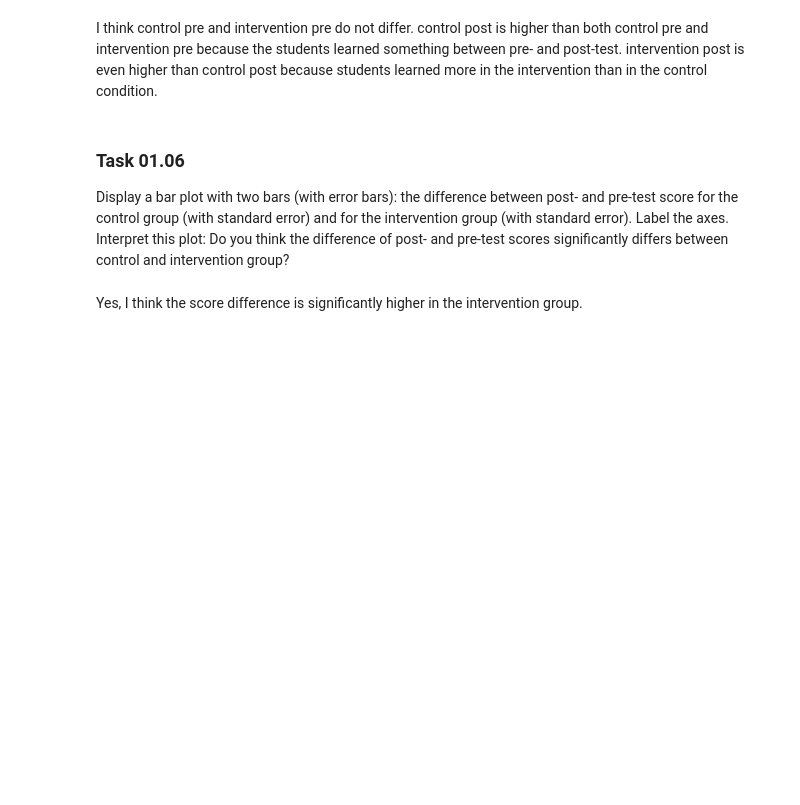
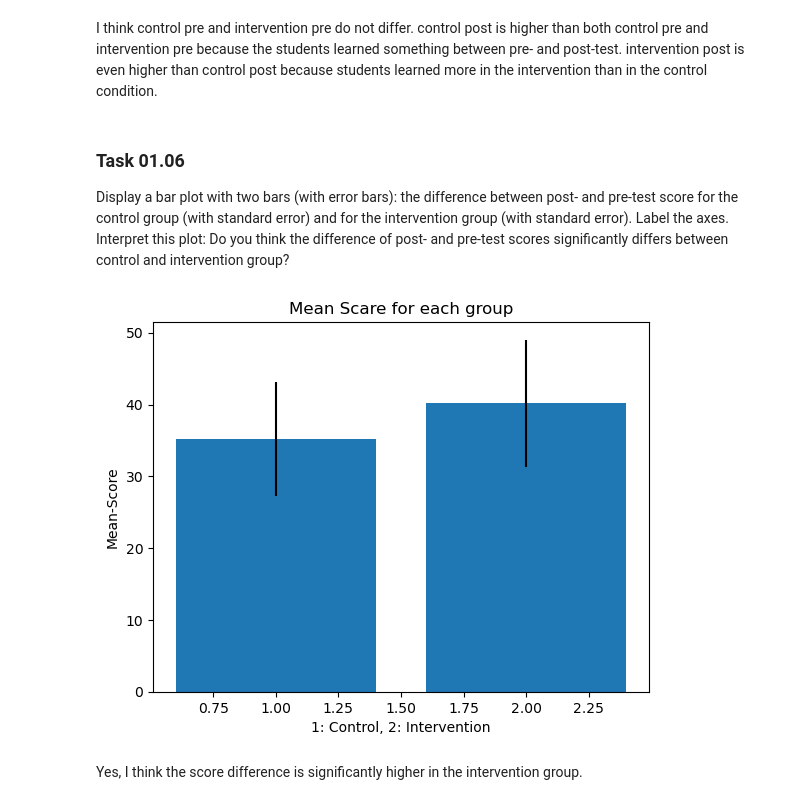
Before and after one commit to d3nnis2001/Data-Mining-Lecture, a Jupyter notebook: Abgabe1/sheet01.ipynb, the cells around one changed output. Cells and saved outputs as stored; diff of their text form; code cells hidden in the pictures; blank space fills up the shorter version.

```diff
--- a/Abgabe1/sheet01.ipynb
+++ b/Abgabe1/sheet01.ipynb
@@ -184,6 +195,14 @@ intervention post is even higher than control post because students learned more
 ### Task 01.06
 
 Display a bar plot with two bars (with error bars): the difference between post- and pre-test score for the control group (with standard error) and for the intervention group (with standard error). Label the axes. Interpret this plot: Do you think the difference of post- and pre-test scores significantly differs between control and intervention group?
+# %%
+plt.bar(x=[1,2], height=[(X[:,2][Con].mean() + X[:,3][Con].mean())/2, (X[:,2][Inter].mean() + X[:,3][Inter].mean())/2], yerr=[(X[:,2][Con].std() + X[:,3][Con].std())/2, (X[:,2][Inter].std() + X[:,3][Inter].std())/2])
+plt.xlabel("1: Control, 2: Intervention")
+plt.ylabel("Mean-Score")
+plt.title("Mean Scare for each group")
+plt.show()
+# %% [output]
+[figure, added]
 # %% [markdown]
 Yes, I think the score difference is significantly higher in the intervention group.
 # %% [markdown]
```
Also changed, not shown: parts of 3 cells of this notebook.
